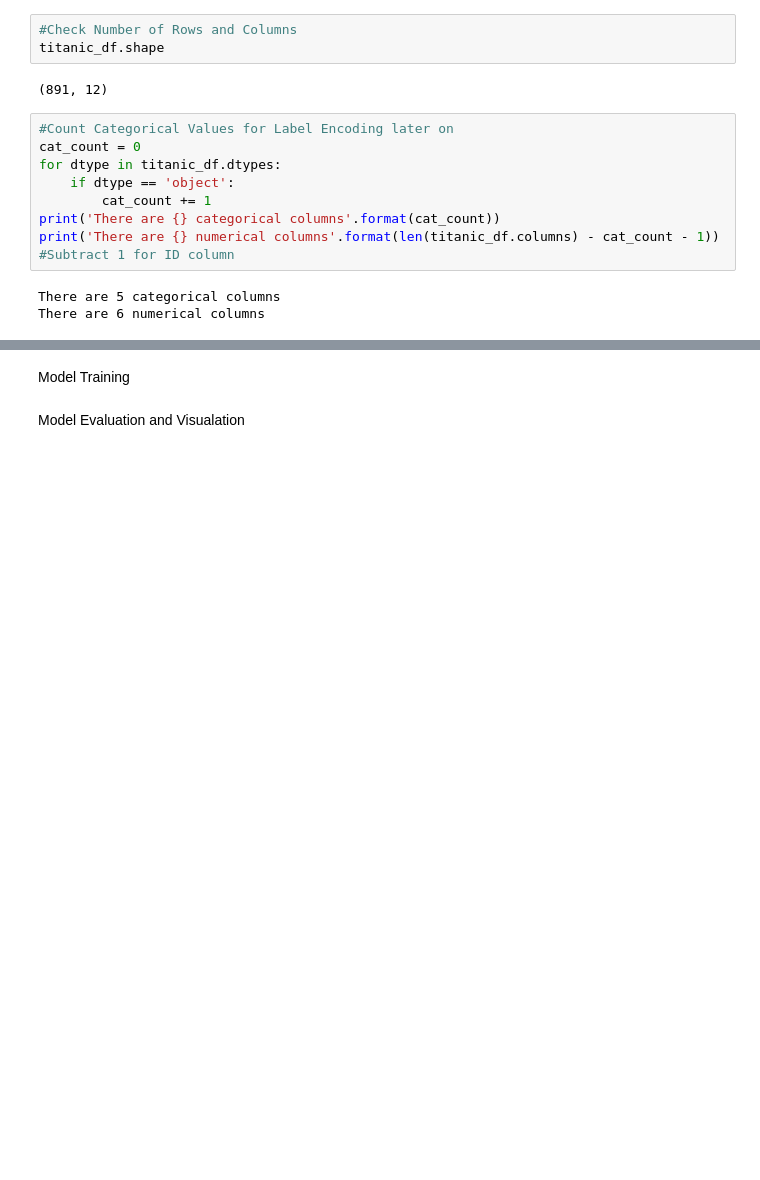
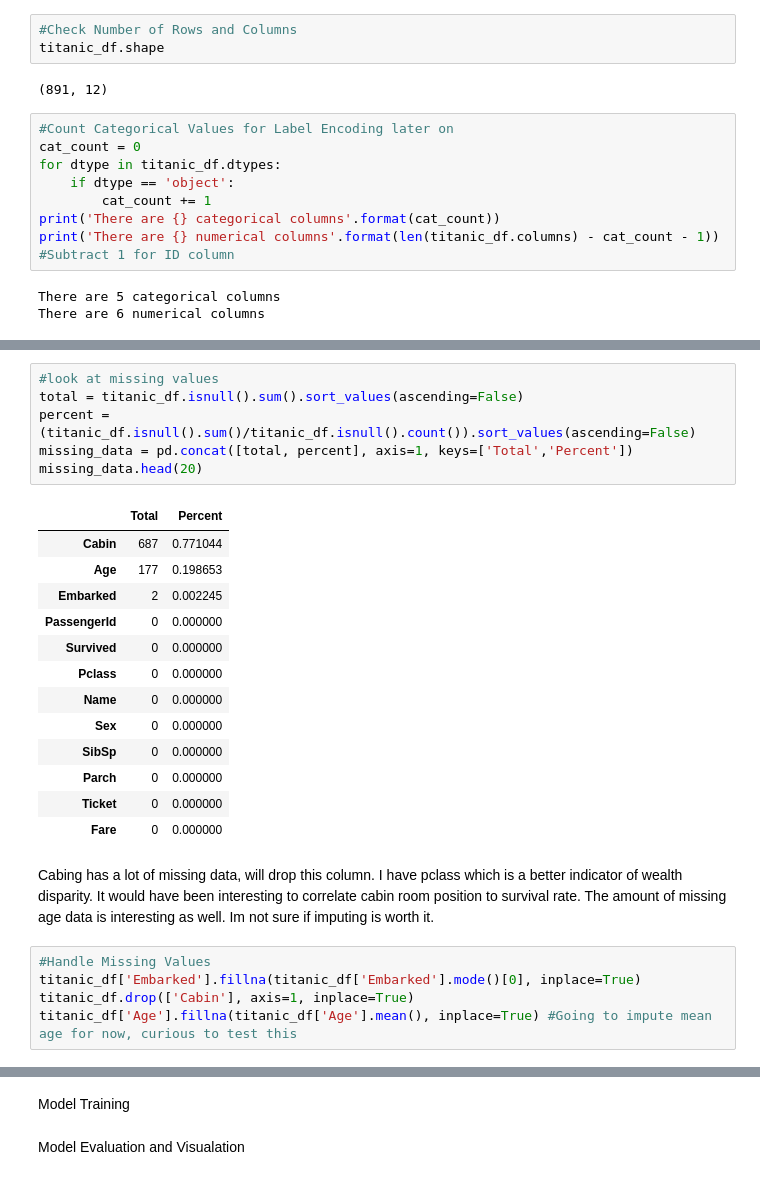
Before and after one commit to kennethcollins138/titanic_model, a Jupyter notebook: survival_rate.ipynb, the cells around one changed output, grey strips where cells are left out. Drawn from its saved outputs; the diff is of its cells as text; blank space fills up the shorter version.

```diff
--- a/survival_rate.ipynb
+++ b/survival_rate.ipynb
@@ -52,3 +52,30 @@ titanic_df.head()
 | 2 | 3 | 1 | 3 | Heikkinen, Miss. Laina | female | 26.0 | 0 | 0 | STON/O2. 3101282 | 7.9250 | ... |
 | 3 | 4 | 1 | 1 | Futrelle, Mrs. Jacques Heath (Lil... | female | 35.0 | 1 | 0 | 113803 | 53.1000 | ... |
 | 4 | 5 | 0 | 3 | Allen, Mr. William Henry | male | 35.0 | 0 | 0 | 373450 | 8.0500 | ... |
+# %%
+#look at missing values
+total = titanic_df.isnull().sum().sort_values(ascending=False)
+percent = (titanic_df.isnull().sum()/titanic_df.isnull().count()).sort_values(ascending=False)
+missing_data = pd.concat([total, percent], axis=1, keys=['Total','Percent'])
+missing_data.head(20)
+# %% [output]
+|  | Total | Percent |
+| Cabin | 687 | 0.771044 |
+| Age | 177 | 0.198653 |
+| Embarked | 2 | 0.002245 |
+| PassengerId | 0 | 0.000000 |
+| Survived | 0 | 0.000000 |
+| Pclass | 0 | 0.000000 |
+| Name | 0 | 0.000000 |
+| Sex | 0 | 0.000000 |
+| SibSp | 0 | 0.000000 |
+| Parch | 0 | 0.000000 |
+| Ticket | 0 | 0.000000 |
+| Fare | 0 | 0.000000 |
+# %% [markdown]
+Cabing has a lot of missing data, will drop this column. I have pclass which is a better indicator of wealth disparity. It would have been interesting to correlate cabin room position to survival rate. The amount of missing age data is interesting as well. Im not sure if imputing is worth it.
+# %%
+#Handle Missing Values
+titanic_df['Embarked'].fillna(titanic_df['Embarked'].mode()[0], inplace=True)
+titanic_df.drop(['Cabin'], axis=1, inplace=True)
+titanic_df['Age'].fillna(titanic_df['Age'].mean(), inplace=True) #Going to impute mean age for now, curious to test this
```
Also changed, not shown: parts of 2 cells of this notebook, 1 other file.
